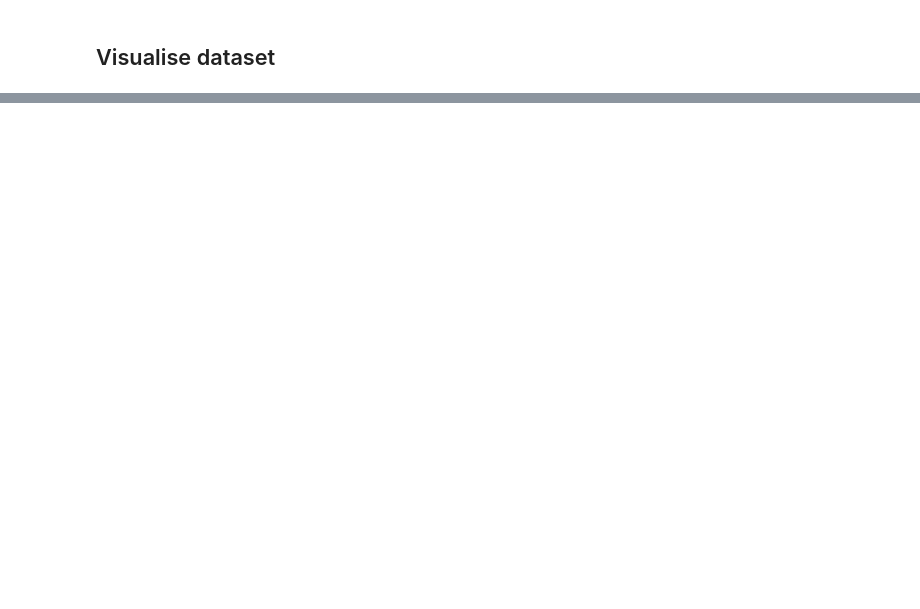
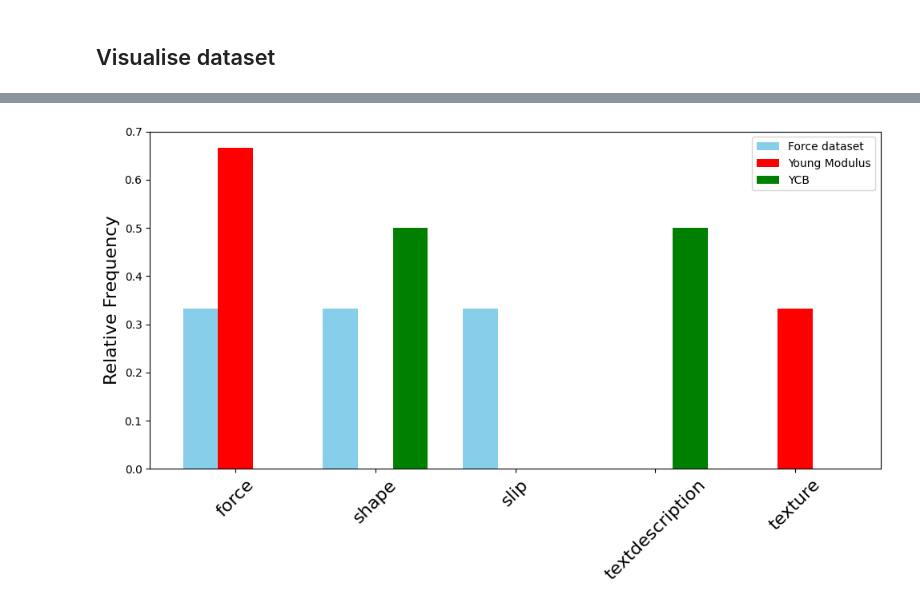
Before and after one commit to shepai/Tactile_Language_Model, a Jupyter notebook: code/gelsight.ipynb, the cells around one changed output, grey strips where cells are left out. Saved outputs shown, nothing was run; the diff lists cells and outputs as text; code cells hidden in the pictures; blank space fills up the shorter version.

```diff
--- a/code/gelsight.ipynb
+++ b/code/gelsight.ipynb
@@ -303,0 +541,16 @@ plt.show()
+# %%
+vals1_norm = np.array(vals1)/sum(vals1)
+vals2_norm = np.array(vals2)/sum(vals2)
+vals3_norm = np.array(vals3)/sum(vals3)
+
+plt.figure(figsize=(10,6))
+plt.bar(x - width, vals1_norm, width, color="skyblue", label="Force dataset")
+plt.bar(x, vals2_norm, width, color="red", label="Young Modulus")
+plt.bar(x + width, vals3_norm, width, color="green", label="YCB")
+plt.xticks(x, all_keys, fontsize=16, rotation=45)
+plt.ylabel("Relative Frequency", fontsize=16)
+plt.legend()
+plt.tight_layout()
+plt.show()
+# %% [output]
+[figure, added]
```
Also changed, not shown: parts of 14 cells of this notebook.
